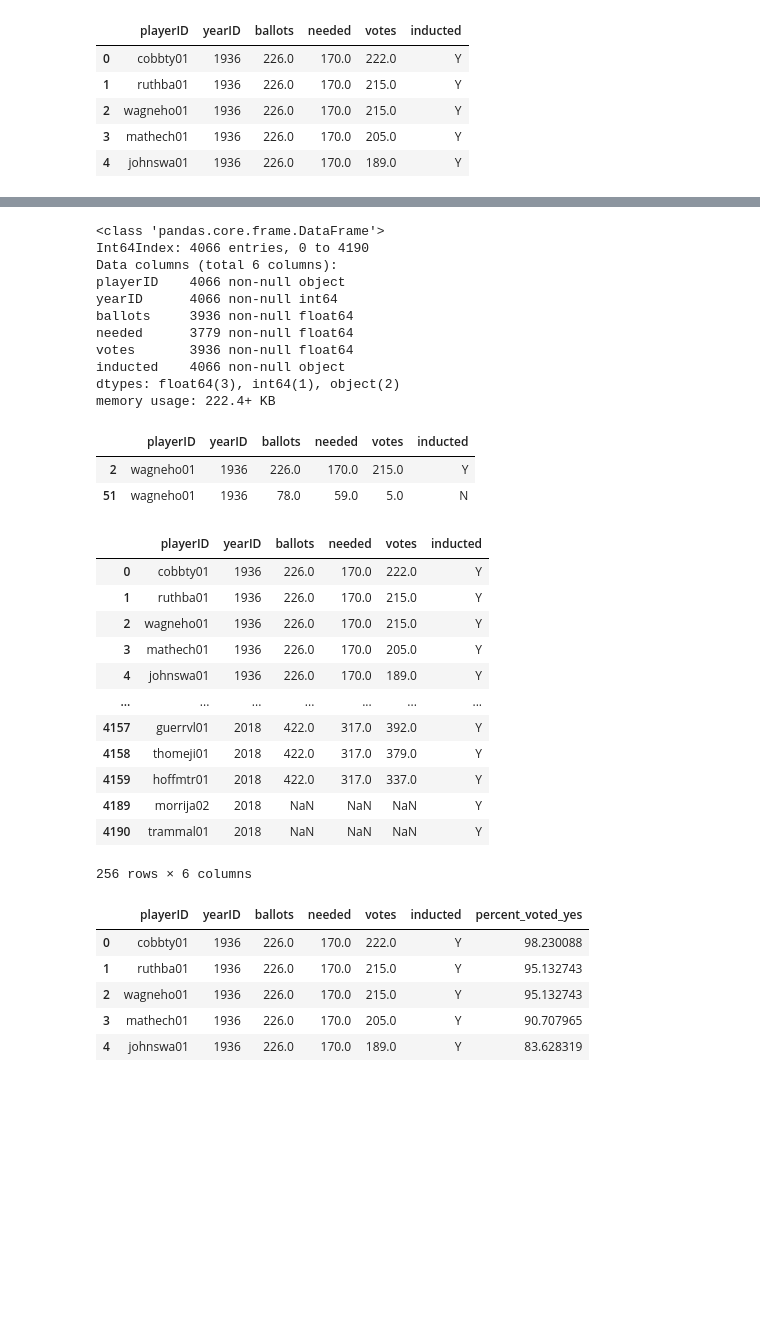
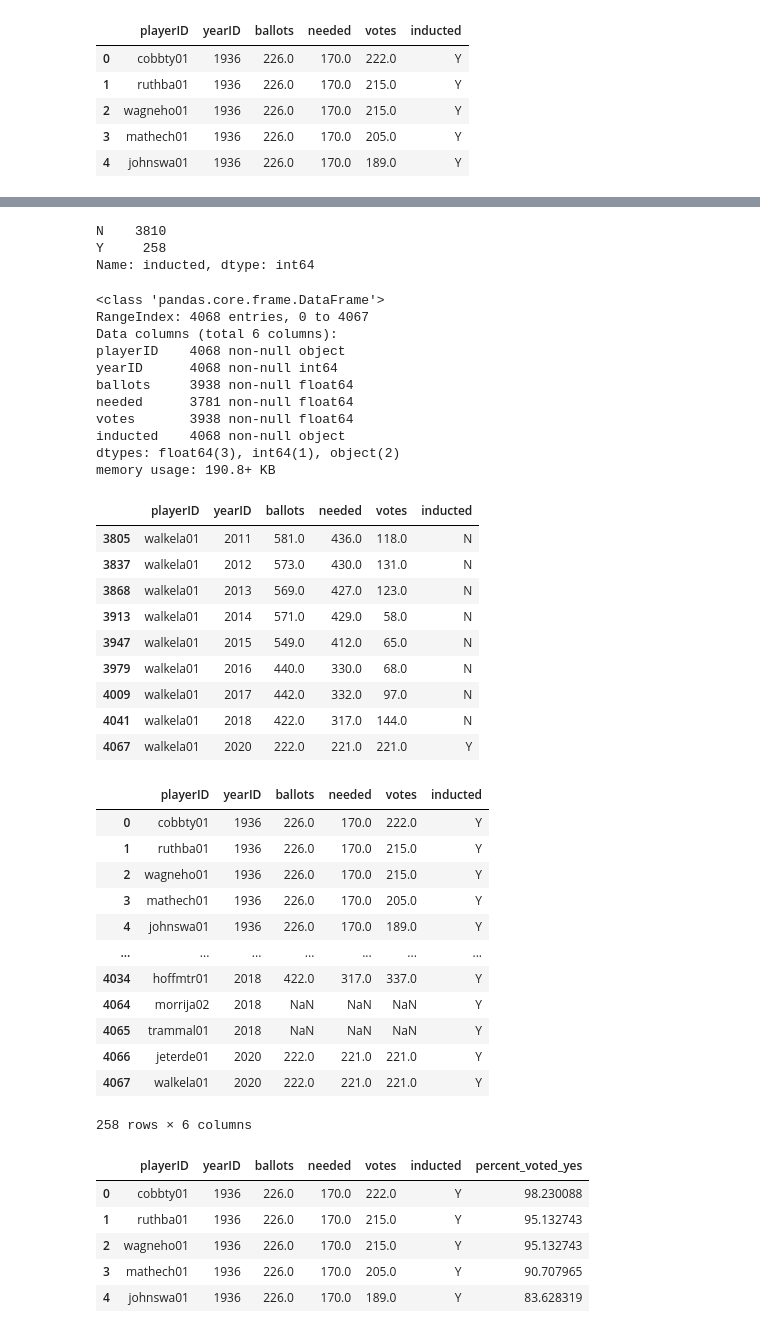
Before and after one commit to MJ-AllDay-67/Classifying_MLB_HOF_Players, a Jupyter notebook: import_cleaning_wb.ipynb, the cells around one changed output, grey strips where cells are left out. Drawn from its saved outputs; the diff is of its cells as text; code cells hidden in the pictures; blank space fills up the shorter version.

```diff
--- a/import_cleaning_wb.ipynb
+++ b/import_cleaning_wb.ipynb
@@ -66,3 +73,14 @@ df_hof.head()
 | 2 | wagneho01 | 1936 | 226.0 | 170.0 | 215.0 | Y |
 | 3 | mathech01 | 1936 | 226.0 | 170.0 | 205.0 | Y |
 | 4 | johnswa01 | 1936 | 226.0 | 170.0 | 189.0 | Y |
+# %%
+# jeter and larry walker are HOFers (2020 HOF class)
+
+
+df2 = {'playerID': 'jeterde01', 'yearID': 2020, 'ballots': 222, 'needed': 221,
+       'votes': 221, 'inducted': 'Y'}
+df_hof = df_hof.append(df2, ignore_index=True)
+df3 = {'playerID': 'walkela01', 'yearID': 2020, 'ballots': 222, 'needed': 221,
+       'votes': 221, 'inducted': 'Y'}
+df_hof = df_hof.append(df3, ignore_index=True)
+# df_hof.at['walkela01', 'inducted'] = 'Y'
@@ -69,24 +96,37 @@ df_hof.head()
+# %%
+df_hof.inducted.value_counts()
+# %% [output]
+N    3810
+Y     258
+Name: inducted, dtype: int64
 # %%
 df_hof.info()
 # %% [output]
 <class 'pandas.core.frame.DataFrame'>
-Int64Index: 4066 entries, 0 to 4190
+RangeIndex: 4068 entries, 0 to 4067
 Data columns (total 6 columns):
-playerID    4066 non-null object
-yearID      4066 non-null int64
-ballots     3936 non-null float64
-needed      3779 non-null float64
-votes       3936 non-null float64
-inducted    4066 non-null object
+playerID    4068 non-null object
+yearID      4068 non-null int64
+ballots     3938 non-null float64
+needed      3781 non-null float64
+votes       3938 non-null float64
+inducted    4068 non-null object
 dtypes: float64(3), int64(1), object(2)
-memory usage: 222.4+ KB
+memory usage: 190.8+ KB
 # %%
-see_trout = df_hof[df_hof['playerID'].str.contains('wagneho01')]
-see_trout.head(50)
+see_bonds = df_hof[df_hof['playerID'].str.contains('walkela01')]
+see_bonds.head(50)
 # %% [output]
 |  | playerID | yearID | ballots | needed | votes | inducted |
-| 2 | wagneho01 | 1936 | 226.0 | 170.0 | 215.0 | Y |
-| 51 | wagneho01 | 1936 | 78.0 | 59.0 | 5.0 | N |
+| 3805 | walkela01 | 2011 | 581.0 | 436.0 | 118.0 | N |
+| 3837 | walkela01 | 2012 | 573.0 | 430.0 | 131.0 | N |
+| 3868 | walkela01 | 2013 | 569.0 | 427.0 | 123.0 | N |
+| 3913 | walkela01 | 2014 | 571.0 | 429.0 | 58.0 | N |
+| 3947 | walkela01 | 2015 | 549.0 | 412.0 | 65.0 | N |
+| 3979 | walkela01 | 2016 | 440.0 | 330.0 | 68.0 | N |
+| 4009 | walkela01 | 2017 | 442.0 | 332.0 | 97.0 | N |
+| 4041 | walkela01 | 2018 | 422.0 | 317.0 | 144.0 | N |
+| 4067 | walkela01 | 2020 | 222.0 | 221.0 | 221.0 | Y |
 # %%
 df_hof.loc[df_hof['inducted']=='Y']
 # %% [output]
@@ -97,12 +137,12 @@ df_hof.loc[df_hof['inducted']=='Y']
 | 3 | mathech01 | 1936 | 226.0 | 170.0 | 205.0 | Y |
 | 4 | johnswa01 | 1936 | 226.0 | 170.0 | 189.0 | Y |
 | ... | ... | ... | ... | ... | ... | ... |
-| 4157 | guerrvl01 | 2018 | 422.0 | 317.0 | 392.0 | Y |
-| 4158 | thomeji01 | 2018 | 422.0 | 317.0 | 379.0 | Y |
-| 4159 | hoffmtr01 | 2018 | 422.0 | 317.0 | 337.0 | Y |
-| 4189 | morrija02 | 2018 | NaN | NaN | NaN | Y |
-| 4190 | trammal01 | 2018 | NaN | NaN | NaN | Y |
+| 4034 | hoffmtr01 | 2018 | 422.0 | 317.0 | 337.0 | Y |
+| 4064 | morrija02 | 2018 | NaN | NaN | NaN | Y |
+| 4065 | trammal01 | 2018 | NaN | NaN | NaN | Y |
+| 4066 | jeterde01 | 2020 | 222.0 | 221.0 | 221.0 | Y |
+| 4067 | walkela01 | 2020 | 222.0 | 221.0 | 221.0 | Y |
-256 rows × 6 columns
+258 rows × 6 columns
 # %%
 # Replace missing values with median for multiple columns
 cols = ['ballots','needed','votes']
```
Also changed, not shown: parts of 34 cells of this notebook, 6 other files.
